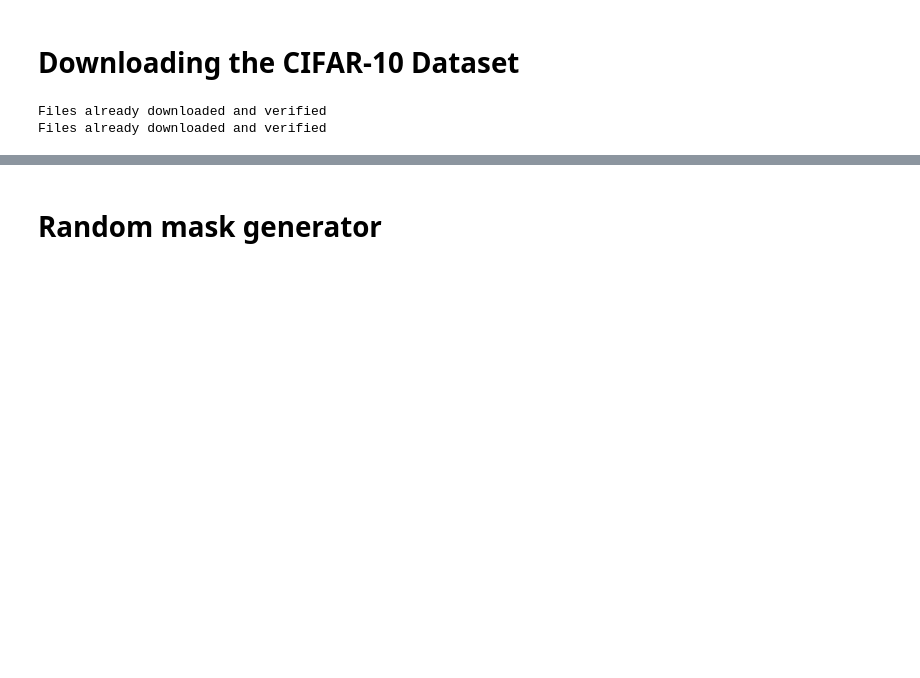
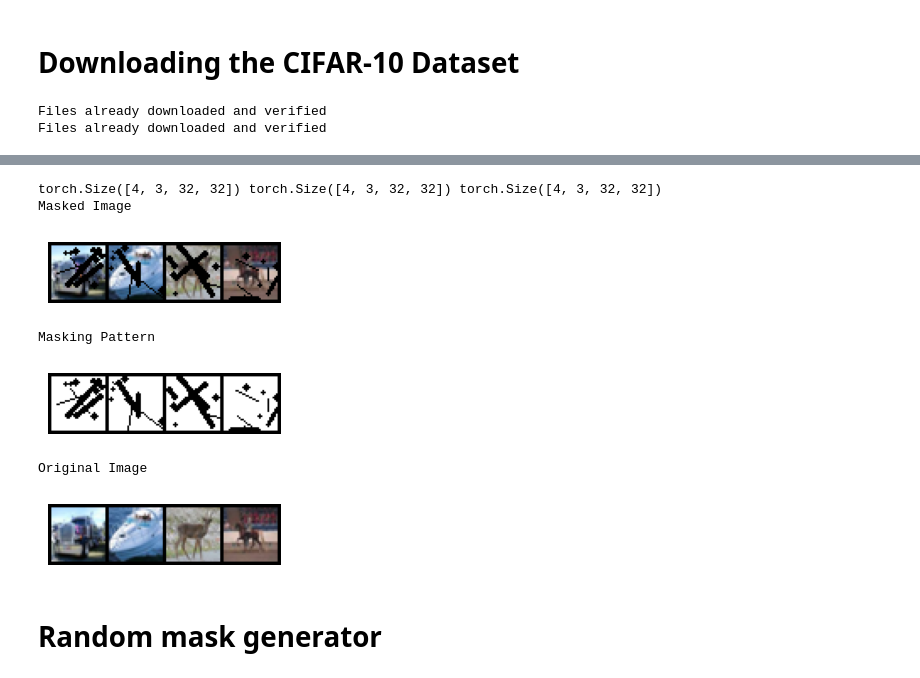
Before and after one commit to ManjotSingh08x/ImageForge, a Jupyter notebook: cifar_10_model.ipynb, the cells around one changed output, grey strips where cells are left out. Cells and saved outputs as stored; diff of their text form; code cells hidden in the pictures; blank space fills up the shorter version.

```diff
--- a/cifar_10_model.ipynb
+++ b/cifar_10_model.ipynb
@@ -34,3 +103,28 @@ Files already downloaded and verified
+# %%
+X_in, X_mask, Y_out = Train_Iter._next_data()
+print(X_in.shape, X_mask.shape, Y_out.shape)
+
+def imshow_masked(img):
+  npimg = img.numpy()
+  plt.figure(figsize = (3, 3))
+  plt.axis('off')
+  plt.imshow(np.transpose(npimg, (1,2,0)))
+  plt.show()
+
+print('Masked Image')
+imshow_masked(torchvision.utils.make_grid(X_in))
+print('Masking Pattern')
+imshow_masked(torchvision.utils.make_grid(X_mask))
+print('Original Image')
+imshow_masked(torchvision.utils.make_grid(Y_out))
+# %% [output]
+torch.Size([4, 3, 32, 32]) torch.Size([4, 3, 32, 32]) torch.Size([4, 3, 32, 32])
+Masked Image
+[figure, added]
+Masking Pattern
+[figure, added]
+Original Image
+[figure, added]
 # %% [markdown]
 # Random mask generator
 # %%
```
Also changed, not shown: parts of 17 cells of this notebook, 5 other files.
